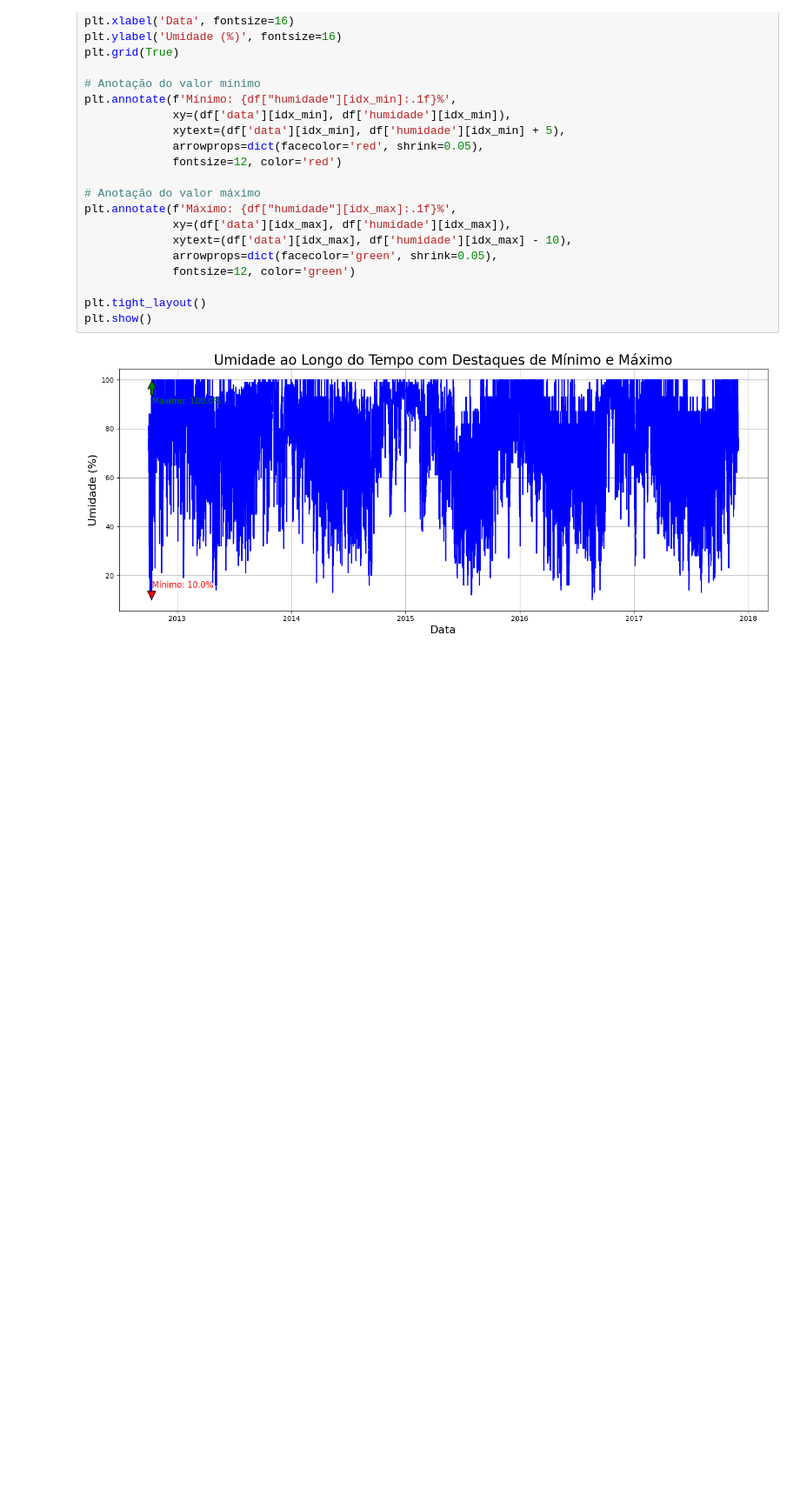
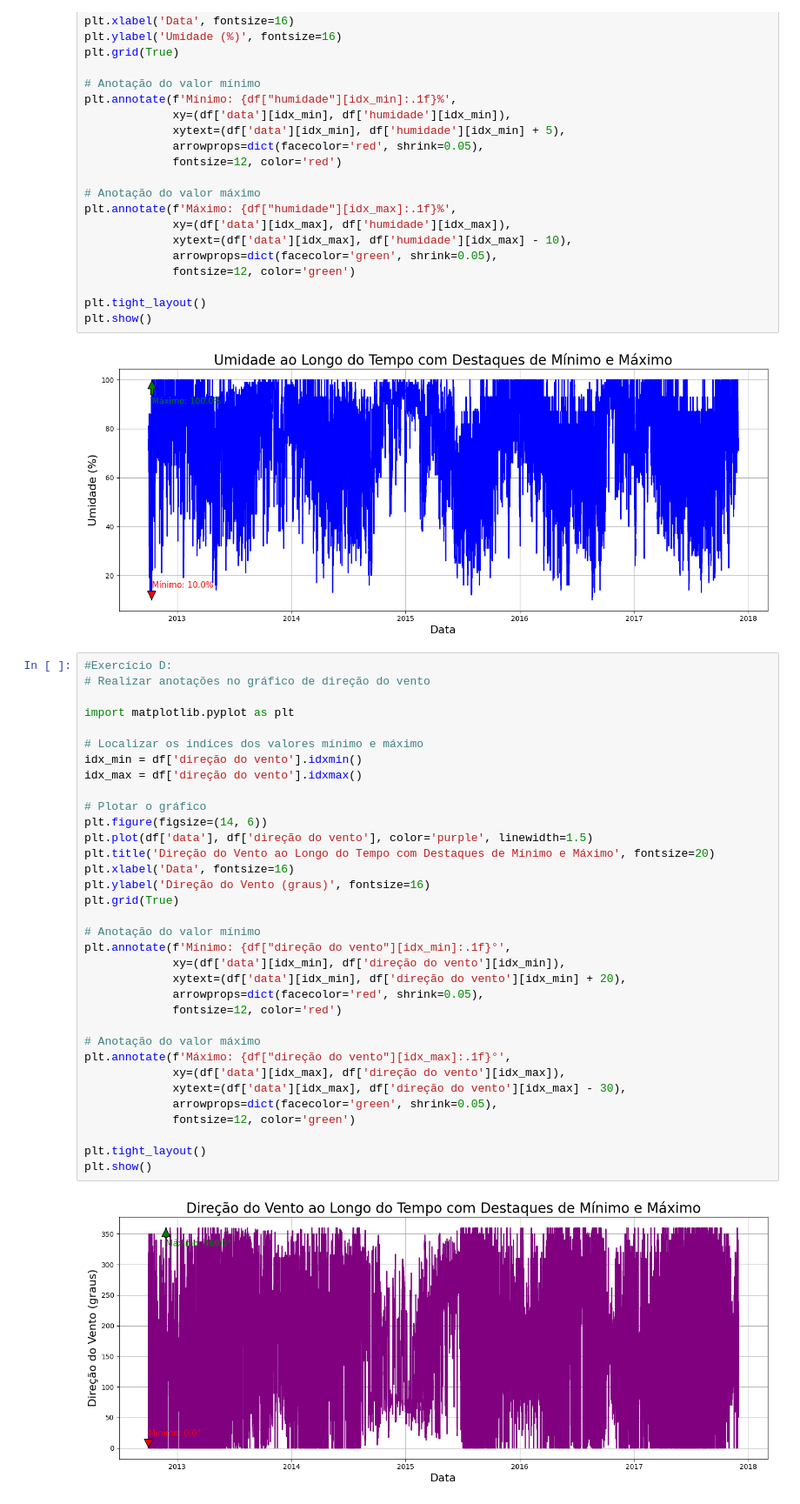
Before and after one commit to LANDOSOUZA/inteligencia_artificial_2025, a Jupyter notebook: aula_5/aula-5_exercicios.ipynb, the cells around one changed output. Shown at 87% size. Drawn from its saved outputs; the diff is of its cells as text; blank space fills up the shorter version.

Commit message:
Update aula-5_exercicios.ipynb
Exercício D

```diff
--- a/aula_5/aula-5_exercicios.ipynb
+++ b/aula_5/aula-5_exercicios.ipynb
@@ -132,3 +132,39 @@ plt.tight_layout()
 plt.show()
 # %% [output]
 [figure]
+# %%
+#Exercício D:
+# Realizar anotações no gráfico de direção do vento
+
+import matplotlib.pyplot as plt
+
+# Localizar os índices dos valores mínimo e máximo
+idx_min = df['direção do vento'].idxmin()
+idx_max = df['direção do vento'].idxmax()
+
+# Plotar o gráfico
+plt.figure(figsize=(14, 6))
+plt.plot(df['data'], df['direção do vento'], color='purple', linewidth=1.5)
+plt.title('Direção do Vento ao Longo do Tempo com Destaques de Mínimo e Máximo', fontsize=20)
+plt.xlabel('Data', fontsize=16)
+plt.ylabel('Direção do Vento (graus)', fontsize=16)
+plt.grid(True)
+
+# Anotação do valor mínimo
+plt.annotate(f'Mínimo: {df["direção do vento"][idx_min]:.1f}°',
+             xy=(df['data'][idx_min], df['direção do vento'][idx_min]),
+             xytext=(df['data'][idx_min], df['direção do vento'][idx_min] + 20),
+             arrowprops=dict(facecolor='red', shrink=0.05),
+             fontsize=12, color='red')
+
+# Anotação do valor máximo
+plt.annotate(f'Máximo: {df["direção do vento"][idx_max]:.1f}°',
+             xy=(df['data'][idx_max], df['direção do vento'][idx_max]),
+             xytext=(df['data'][idx_max], df['direção do vento'][idx_max] - 30),
+             arrowprops=dict(facecolor='green', shrink=0.05),
+             fontsize=12, color='green')
+
+plt.tight_layout()
+plt.show()
+# %% [output]
+[figure, added]
```
